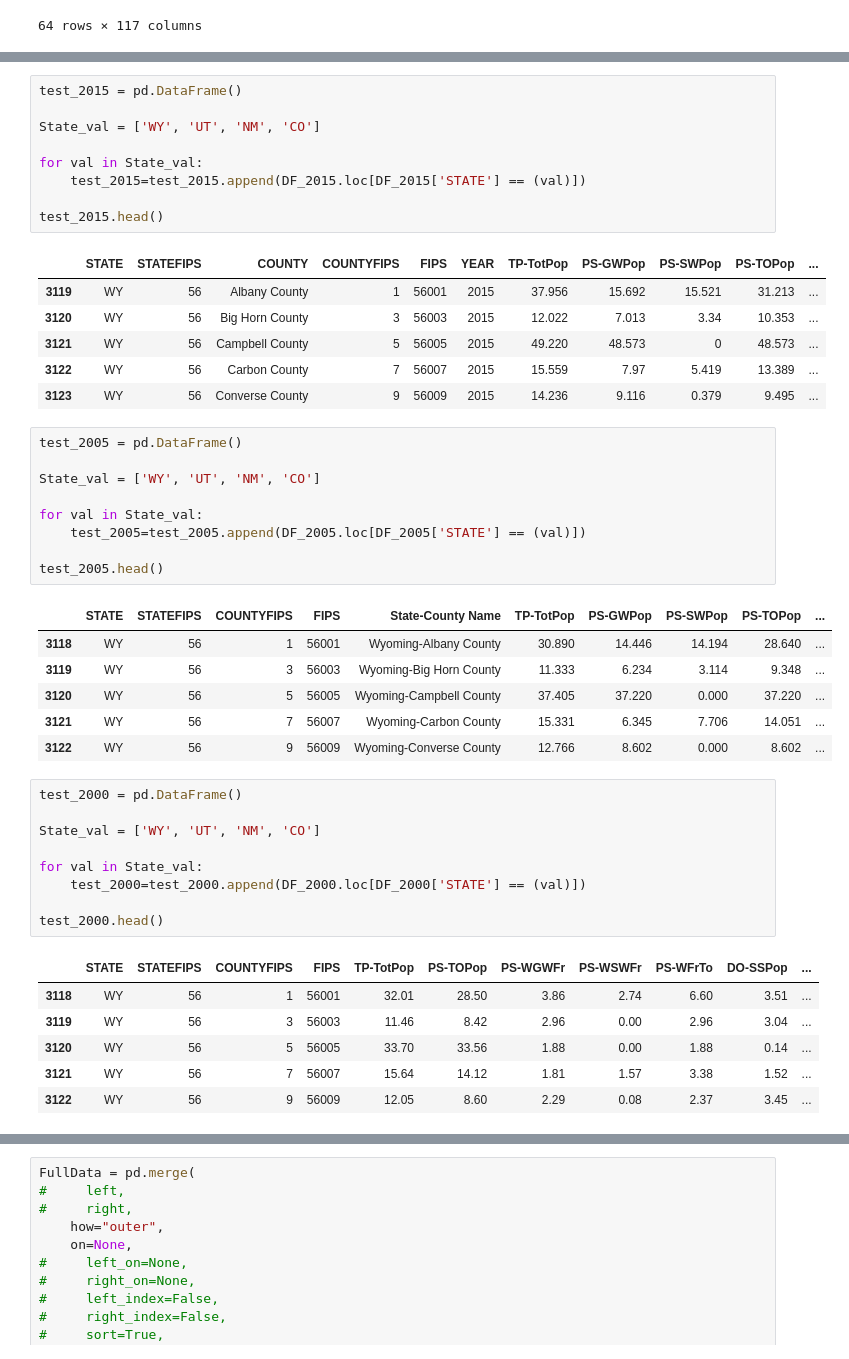
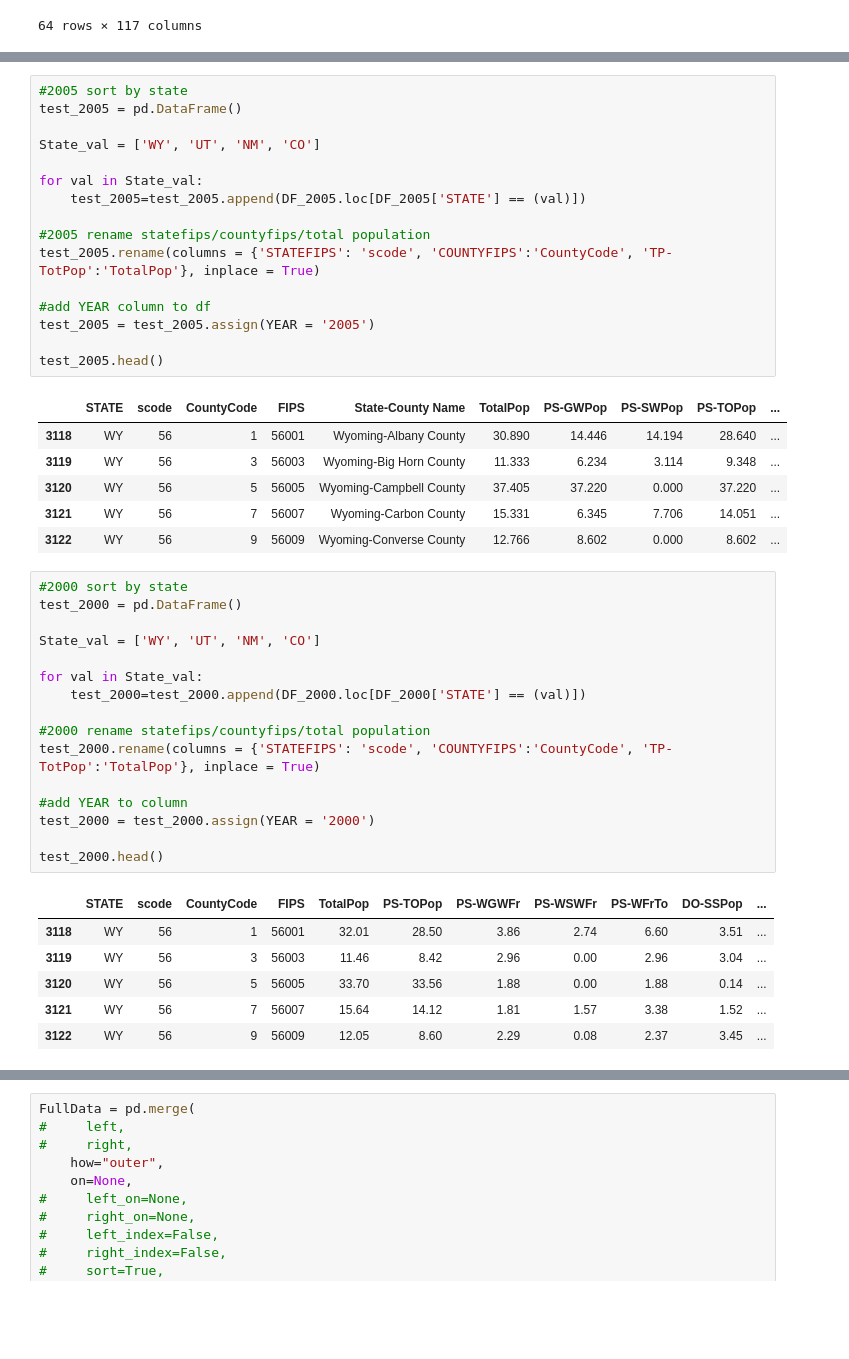
Before and after one commit to alfrescas/drought_predictions, a Jupyter notebook: USGS_WaterData.ipynb, the cells around one changed output, grey strips where cells are left out. Drawn from its saved outputs; the diff is of its cells as text; blank space fills up the shorter version.

```diff
--- a/USGS_WaterData.ipynb
+++ b/USGS_WaterData.ipynb
@@ -135,39 +167,31 @@ test_2010.head()
 | 3122 | WY | 56 | Campbell County | 5 | 56005 | 2010 | 46.133 | 45.430 | 0.000 | 45.430 | ... |
 | 3123 | WY | 56 | Carbon County | 7 | 56007 | 2010 | 15.885 | 7.822 | 5.563 | 13.385 | ... |
 | 3124 | WY | 56 | Converse County | 9 | 56009 | 2010 | 13.833 | 8.342 | 0.360 | 8.702 | ... |
-# %%
-test_2015 = pd.DataFrame()
-
-State_val = ['WY', 'UT', 'NM', 'CO']
-
-for val in State_val:
-    test_2015=test_2015.append(DF_2015.loc[DF_2015['STATE'] == (val)])
-
-test_2015.head()
-# %% [output]
-|  | STATE | STATEFIPS | COUNTY | COUNTYFIPS | FIPS | YEAR | TP-TotPop | PS-GWPop | PS-SWPop | PS-TOPop | ... |
-| 3119 | WY | 56 | Albany County | 1 | 56001 | 2015 | 37.956 | 15.692 | 15.521 | 31.213 | ... |
-| 3120 | WY | 56 | Big Horn County | 3 | 56003 | 2015 | 12.022 | 7.013 | 3.34 | 10.353 | ... |
-| 3121 | WY | 56 | Campbell County | 5 | 56005 | 2015 | 49.220 | 48.573 | 0 | 48.573 | ... |
-| 3122 | WY | 56 | Carbon County | 7 | 56007 | 2015 | 15.559 | 7.97 | 5.419 | 13.389 | ... |
-| 3123 | WY | 56 | Converse County | 9 | 56009 | 2015 | 14.236 | 9.116 | 0.379 | 9.495 | ... |
 # %%
+#2005 sort by state
 test_2005 = pd.DataFrame()
 
 State_val = ['WY', 'UT', 'NM', 'CO']
 
 for val in State_val:
     test_2005=test_2005.append(DF_2005.loc[DF_2005['STATE'] == (val)])
 
+#2005 rename statefips/countyfips/total population
+test_2005.rename(columns = {'STATEFIPS': 'scode', 'COUNTYFIPS':'CountyCode', 'TP-TotPop':'TotalPop'}, inplace = True)
+
+#add YEAR column to df
+test_2005 = test_2005.assign(YEAR = '2005')
+
 test_2005.head()
 # %% [output]
-|  | STATE | STATEFIPS | COUNTYFIPS | FIPS | State-County Name | TP-TotPop | PS-GWPop | PS-SWPop | PS-TOPop | ... |
+|  | STATE | scode | CountyCode | FIPS | State-County Name | TotalPop | PS-GWPop | PS-SWPop | PS-TOPop | ... |
 | 3118 | WY | 56 | 1 | 56001 | Wyoming-Albany County | 30.890 | 14.446 | 14.194 | 28.640 | ... |
 | 3119 | WY | 56 | 3 | 56003 | Wyoming-Big Horn County | 11.333 | 6.234 | 3.114 | 9.348 | ... |
 | 3120 | WY | 56 | 5 | 56005 | Wyoming-Campbell County | 37.405 | 37.220 | 0.000 | 37.220 | ... |
 | 3121 | WY | 56 | 7 | 56007 | Wyoming-Carbon County | 15.331 | 6.345 | 7.706 | 14.051 | ... |
 | 3122 | WY | 56 | 9 | 56009 | Wyoming-Converse County | 12.766 | 8.602 | 0.000 | 8.602 | ... |
 # %%
+#2000 sort by state
 test_2000 = pd.DataFrame()
 
 State_val = ['WY', 'UT', 'NM', 'CO']
@@ -175,9 +199,15 @@ State_val = ['WY', 'UT', 'NM', 'CO']
 for val in State_val:
     test_2000=test_2000.append(DF_2000.loc[DF_2000['STATE'] == (val)])
 
+#2000 rename statefips/countyfips/total population
+test_2000.rename(columns = {'STATEFIPS': 'scode', 'COUNTYFIPS':'CountyCode', 'TP-TotPop':'TotalPop'}, inplace = True)
+
+#add YEAR to column
+test_2000 = test_2000.assign(YEAR = '2000')
+
 test_2000.head()
 # %% [output]
-|  | STATE | STATEFIPS | COUNTYFIPS | FIPS | TP-TotPop | PS-TOPop | PS-WGWFr | PS-WSWFr | PS-WFrTo | DO-SSPop | ... |
+|  | STATE | scode | CountyCode | FIPS | TotalPop | PS-TOPop | PS-WGWFr | PS-WSWFr | PS-WFrTo | DO-SSPop | ... |
 | 3118 | WY | 56 | 1 | 56001 | 32.01 | 28.50 | 3.86 | 2.74 | 6.60 | 3.51 | ... |
 | 3119 | WY | 56 | 3 | 56003 | 11.46 | 8.42 | 2.96 | 0.00 | 2.96 | 3.04 | ... |
 | 3120 | WY | 56 | 5 | 56005 | 33.70 | 33.56 | 1.88 | 0.00 | 1.88 | 0.14 | ... |
```
Also changed, not shown: parts of 21 cells of this notebook.
